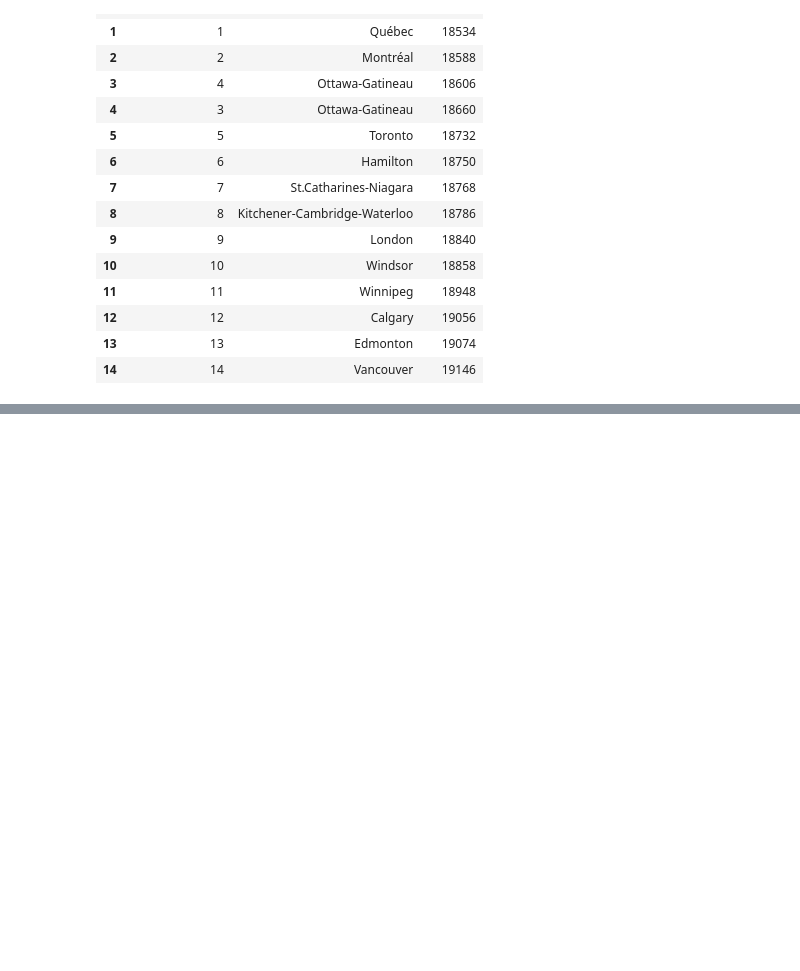
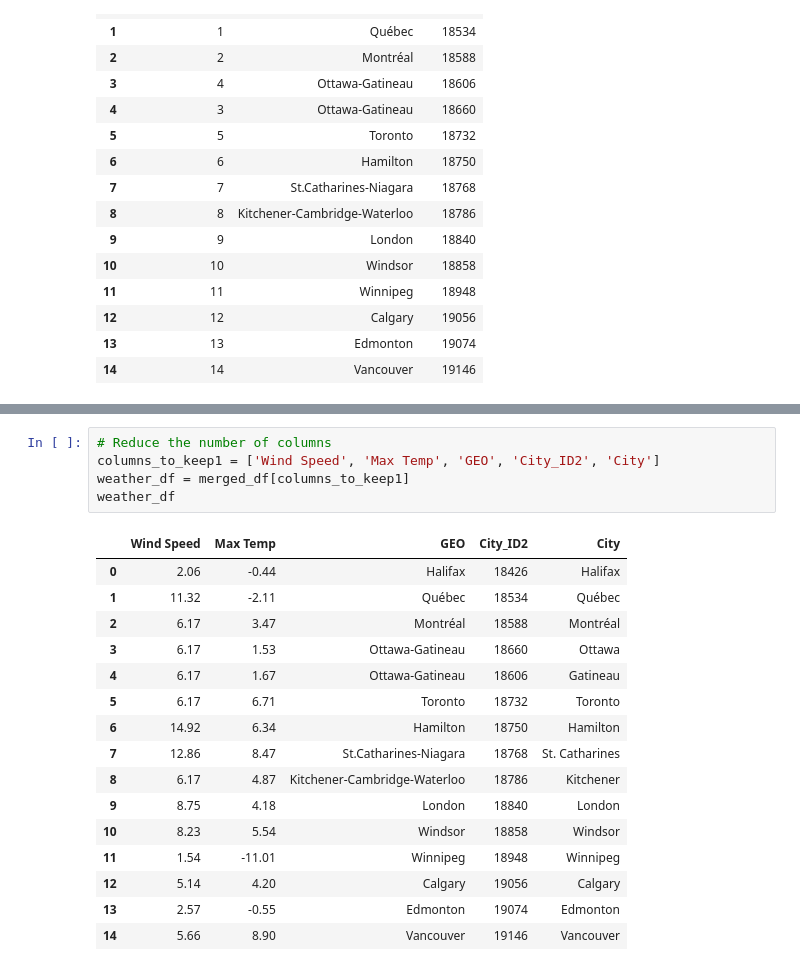
Before and after one commit to detmanski/Overview_Canada_Analysis, a Jupyter notebook: city_weather.ipynb, the cells around one changed output, grey strips where cells are left out. Cells and saved outputs as stored; diff of their text form; blank space fills up the shorter version.

```diff
--- a/city_weather.ipynb
+++ b/city_weather.ipynb
@@ -278 +279,23 @@ merged_df
+# %%
+# Reduce the number of columns
+columns_to_keep1 = ['Wind Speed', 'Max Temp', 'GEO', 'City_ID2', 'City']
+weather_df = merged_df[columns_to_keep1]
+weather_df
+# %% [output]
+|  | Wind Speed | Max Temp | GEO | City_ID2 | City |
+| 0 | 2.06 | -0.44 | Halifax | 18426 | Halifax |
+| 1 | 11.32 | -2.11 | Québec | 18534 | Québec |
+| 2 | 6.17 | 3.47 | Montréal | 18588 | Montréal |
+| 3 | 6.17 | 1.53 | Ottawa-Gatineau | 18660 | Ottawa |
+| 4 | 6.17 | 1.67 | Ottawa-Gatineau | 18606 | Gatineau |
+| 5 | 6.17 | 6.71 | Toronto | 18732 | Toronto |
+| 6 | 14.92 | 6.34 | Hamilton | 18750 | Hamilton |
+| 7 | 12.86 | 8.47 | St.Catharines-Niagara | 18768 | St. Catharines |
+| 8 | 6.17 | 4.87 | Kitchener-Cambridge-Waterloo | 18786 | Kitchener |
+| 9 | 8.75 | 4.18 | London | 18840 | London |
+| 10 | 8.23 | 5.54 | Windsor | 18858 | Windsor |
+| 11 | 1.54 | -11.01 | Winnipeg | 18948 | Winnipeg |
+| 12 | 5.14 | 4.20 | Calgary | 19056 | Calgary |
+| 13 | 2.57 | -0.55 | Edmonton | 19074 | Edmonton |
+| 14 | 5.66 | 8.90 | Vancouver | 19146 | Vancouver |
 # %%
```
Also changed, not shown: parts of 5 cells of this notebook, 5 other files.
